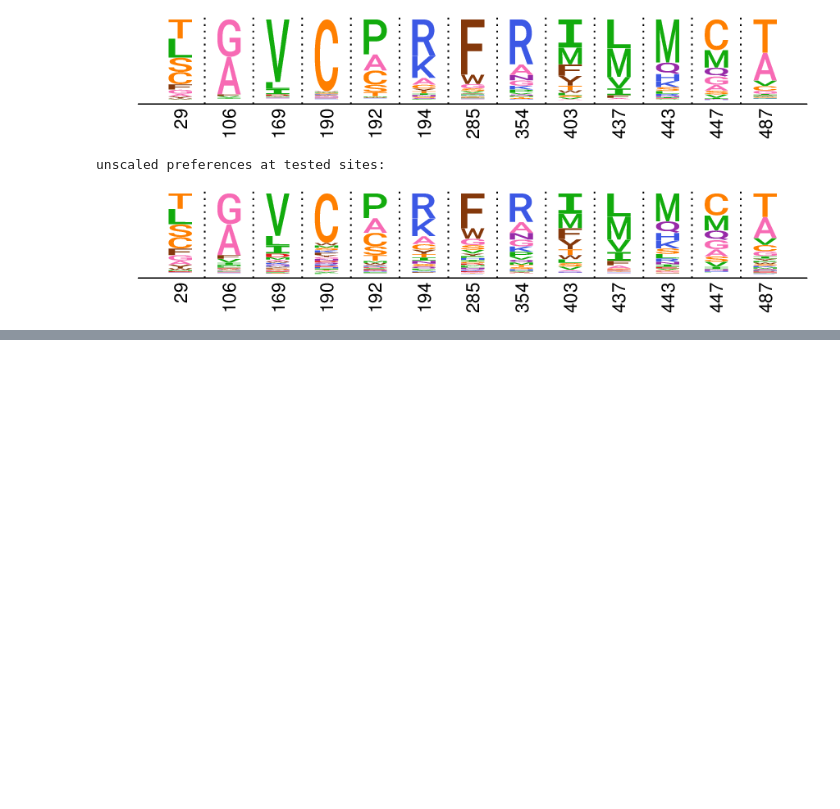
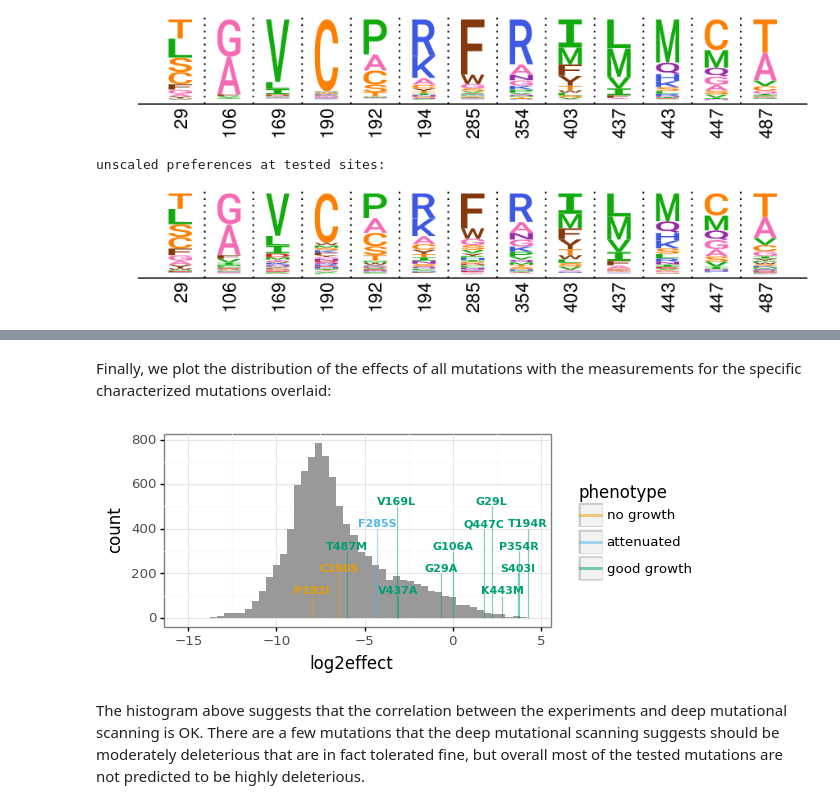
Before and after one commit to jbloomlab/ZIKV_DMS_with_EvansLab, a Jupyter notebook: analysis_notebook.ipynb, the cells around one changed output, grey strips where cells are left out. Cells and saved outputs as stored; diff of their text form; code cells hidden in the pictures; blank space fills up the shorter version.

```diff
--- a/analysis_notebook.ipynb
+++ b/analysis_notebook.ipynb
@@ -696,0 +739,29 @@ display(HTML(tested_mutations.to_html(index=False)))
+# %% [markdown]
+Finally, we plot the distribution of the effects of all mutations with the measurements for the specific characterized mutations overlaid:
+# %%
+# labels with y values for plotting
+label_data = (
+    tested_mutations
+    .assign(y=lambda x: 100 * (1 + x.index % 5),
+            phenotype=lambda x: pandas.Categorical(x.phenotype,
+                ['no growth', 'attenuated', 'good growth'], ordered=True))
+    )
+
+_ = (
+    ggplot(muteffects, aes('log2effect')) +
+    geom_histogram(fill=PALETTE[0], bins=50) +
+    geom_segment(aes(x='log2effect', xend='log2effect',
+                     y=0, yend='y', color='phenotype'),
+                 data=label_data, alpha=0.5) +
+    geom_text(aes(label='mutation', x='log2effect',
+                  y='y', color='phenotype'),
+              data=label_data, size=8, va='bottom',
+              fontweight='semibold', show_legend=False) +
+    scale_color_manual(PALETTE[1 : ]) +
+    theme(figure_size=(5, 2.5))
+    ).draw()
+# %% [output]
+[figure, added]
+# %% [markdown]
+The histogram above suggests that the correlation between the experiments and deep mutational scanning is OK.
+There are a few mutations that the deep mutational scanning suggests should be moderately deleterious that are in fact tolerated fine, but overall most of the tested mutations are not predicted to be highly deleterious.
```
Also changed, not shown: parts of 17 cells of this notebook, 1 other file.
